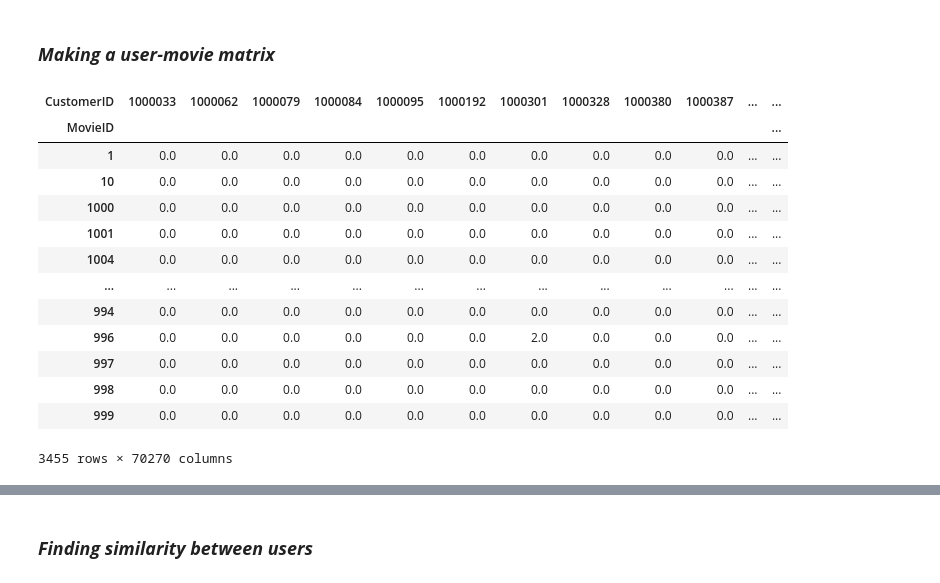
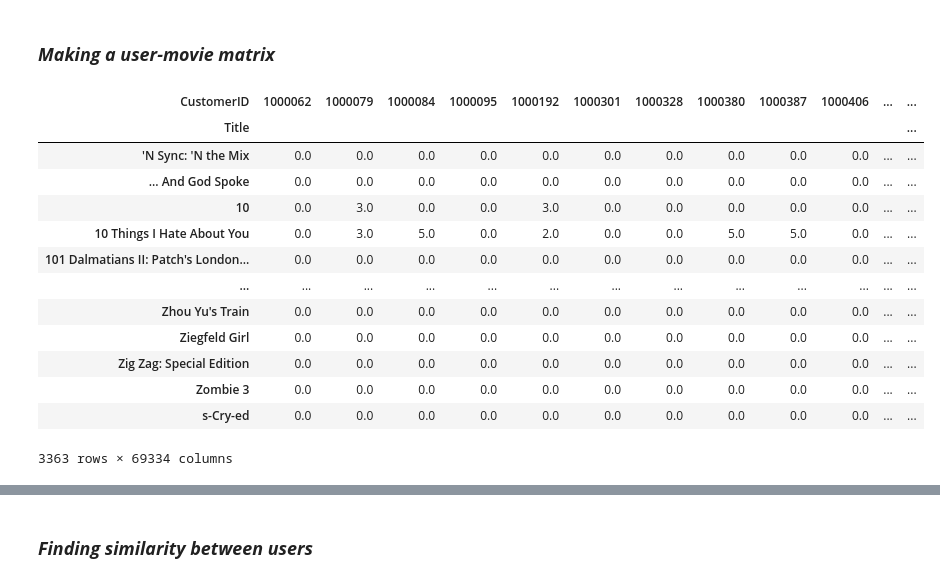
Before and after one commit to NityaVerma19/Movie-recommendation, a Jupyter notebook: item-based CF.ipynb, the cells around one changed output, grey strips where cells are left out. Saved outputs shown, nothing was run; the diff lists cells and outputs as text; code cells hidden in the pictures.

```diff
--- a/item-based CF.ipynb
+++ b/item-based CF.ipynb
@@ -275,3 +281,7 @@ min 1
+# %%
+data_1['MovieID'] = data_1['MovieID'].astype('int16')
+# %%
+data1_titles = data_1.merge(movie_titles, on = 'MovieID', how = 'inner')
 # %% [markdown]
 ### **-------------------------------------------------------------------------------------------------------------------------------------------------------------------------------------------------------------**
 # %% [markdown]
@@ -300,7 +310,7 @@ data_1.groupby('CustomerID').count().sort_values(by = 'MovieID', ascending = Fal
 # %% [markdown]
 ### *User criteria- rated more than 100 movies*
 # %%
-rating_by_each_user = data_1.groupby('CustomerID').count()['MovieID']>100
+rating_by_each_user = data1_titles.groupby('CustomerID').count()['MovieID']>100
 # %%
 #all users who have rated more than 100 movies
 active_users = rating_by_each_user[rating_by_each_user].index
@@ -327,6 +337,6 @@ active_users
 # %% [markdown]
 *Total 70270 users have rated more than 100 movies*
 # %%
-filtered_data = data_1[data_1['CustomerID'].isin(active_users)]
+filtered_data = data1_titles[data1_titles['CustomerID'].isin(active_users)]
 filtered_data
 # %% [output]
@@ -370,24 +380,24 @@ final_data_1
 # %% [markdown]
 ### ***Making a user-movie matrix***
 # %%
-user_movie_interact = final_data_1.pivot_table(index = 'MovieID', columns = 'CustomerID', values = 'Rating')
+user_movie_interact = final_data_1.pivot_table(index = 'Title', columns = 'CustomerID', values = 'Rating')
 user_movie_interact.fillna(0, inplace = True)   #filling nan values with 0
 user_movie_interact
 # %% [output]
-| CustomerID | 1000033 | 1000062 | 1000079 | 1000084 | 1000095 | 1000192 | 1000301 | 1000328 | 1000380 | 1000387 | ... | ... |
-| MovieID |  |  |  |  |  |  |  |  |  |  |  | ... |
-| 1 | 0.0 | 0.0 | 0.0 | 0.0 | 0.0 | 0.0 | 0.0 | 0.0 | 0.0 | 0.0 | ... | ... |
-| 10 | 0.0 | 0.0 | 0.0 | 0.0 | 0.0 | 0.0 | 0.0 | 0.0 | 0.0 | 0.0 | ... | ... |
-| 1000 | 0.0 | 0.0 | 0.0 | 0.0 | 0.0 | 0.0 | 0.0 | 0.0 | 0.0 | 0.0 | ... | ... |
-| 1001 | 0.0 | 0.0 | 0.0 | 0.0 | 0.0 | 0.0 | 0.0 | 0.0 | 0.0 | 0.0 | ... | ... |
-| 1004 | 0.0 | 0.0 | 0.0 | 0.0 | 0.0 | 0.0 | 0.0 | 0.0 | 0.0 | 0.0 | ... | ... |
+| CustomerID | 1000062 | 1000079 | 1000084 | 1000095 | 1000192 | 1000301 | 1000328 | 1000380 | 1000387 | 1000406 | ... | ... |
+| Title |  |  |  |  |  |  |  |  |  |  |  | ... |
+| 'N Sync: 'N the Mix | 0.0 | 0.0 | 0.0 | 0.0 | 0.0 | 0.0 | 0.0 | 0.0 | 0.0 | 0.0 | ... | ... |
+| ... And God Spoke | 0.0 | 0.0 | 0.0 | 0.0 | 0.0 | 0.0 | 0.0 | 0.0 | 0.0 | 0.0 | ... | ... |
+| 10 | 0.0 | 3.0 | 0.0 | 0.0 | 3.0 | 0.0 | 0.0 | 0.0 | 0.0 | 0.0 | ... | ... |
+| 10 Things I Hate About You | 0.0 | 3.0 | 5.0 | 0.0 | 2.0 | 0.0 | 0.0 | 5.0 | 5.0 | 0.0 | ... | ... |
+| 101 Dalmatians II: Patch's London... | 0.0 | 0.0 | 0.0 | 0.0 | 0.0 | 0.0 | 0.0 | 0.0 | 0.0 | 0.0 | ... | ... |
 | ... | ... | ... | ... | ... | ... | ... | ... | ... | ... | ... | ... | ... |
-| 994 | 0.0 | 0.0 | 0.0 | 0.0 | 0.0 | 0.0 | 0.0 | 0.0 | 0.0 | 0.0 | ... | ... |
-| 996 | 0.0 | 0.0 | 0.0 | 0.0 | 0.0 | 0.0 | 2.0 | 0.0 | 0.0 | 0.0 | ... | ... |
-| 997 | 0.0 | 0.0 | 0.0 | 0.0 | 0.0 | 0.0 | 0.0 | 0.0 | 0.0 | 0.0 | ... | ... |
-| 998 | 0.0 | 0.0 | 0.0 | 0.0 | 0.0 | 0.0 | 0.0 | 0.0 | 0.0 | 0.0 | ... | ... |
-| 999 | 0.0 | 0.0 | 0.0 | 0.0 | 0.0 | 0.0 | 0.0 | 0.0 | 0.0 | 0.0 | ... | ... |
+| Zhou Yu's Train | 0.0 | 0.0 | 0.0 | 0.0 | 0.0 | 0.0 | 0.0 | 0.0 | 0.0 | 0.0 | ... | ... |
+| Ziegfeld Girl | 0.0 | 0.0 | 0.0 | 0.0 | 0.0 | 0.0 | 0.0 | 0.0 | 0.0 | 0.0 | ... | ... |
+| Zig Zag: Special Edition | 0.0 | 0.0 | 0.0 | 0.0 | 0.0 | 0.0 | 0.0 | 0.0 | 0.0 | 0.0 | ... | ... |
+| Zombie 3 | 0.0 | 0.0 | 0.0 | 0.0 | 0.0 | 0.0 | 0.0 | 0.0 | 0.0 | 0.0 | ... | ... |
+| s-Cry-ed | 0.0 | 0.0 | 0.0 | 0.0 | 0.0 | 0.0 | 0.0 | 0.0 | 0.0 | 0.0 | ... | ... |
-3455 rows × 70270 columns
+3363 rows × 69334 columns
 # %%
 user_movie_interact.dtypes
 # %% [output]
```
Also changed, not shown: parts of 21 cells of this notebook.
